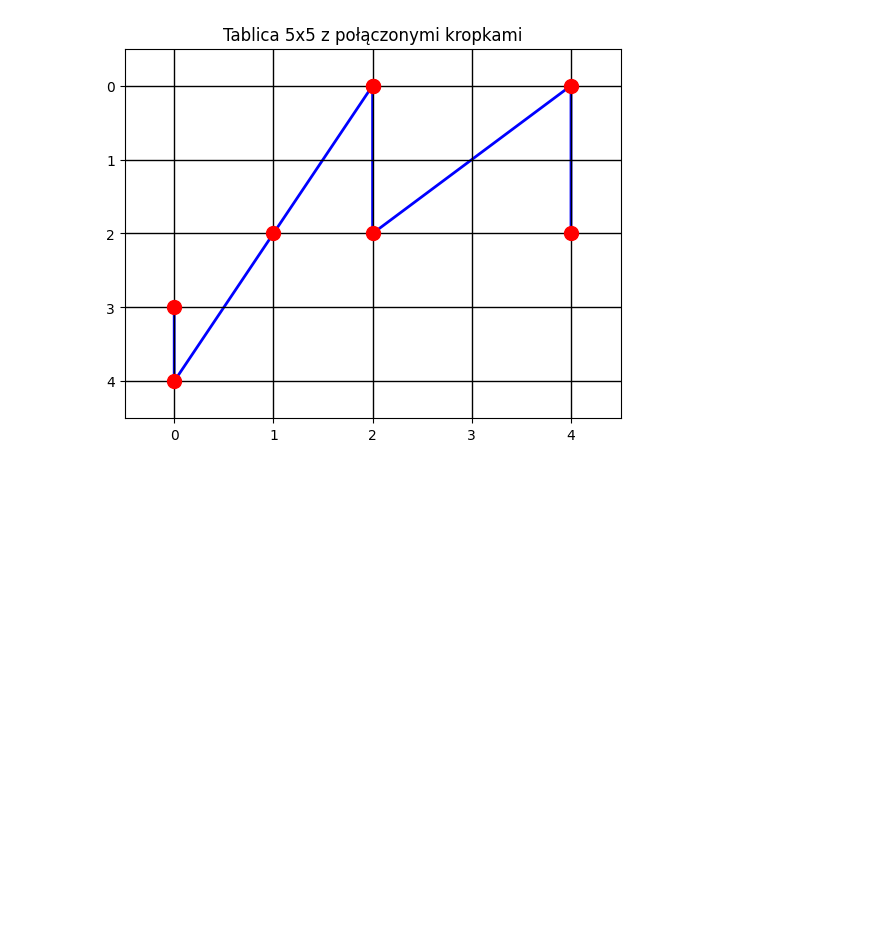
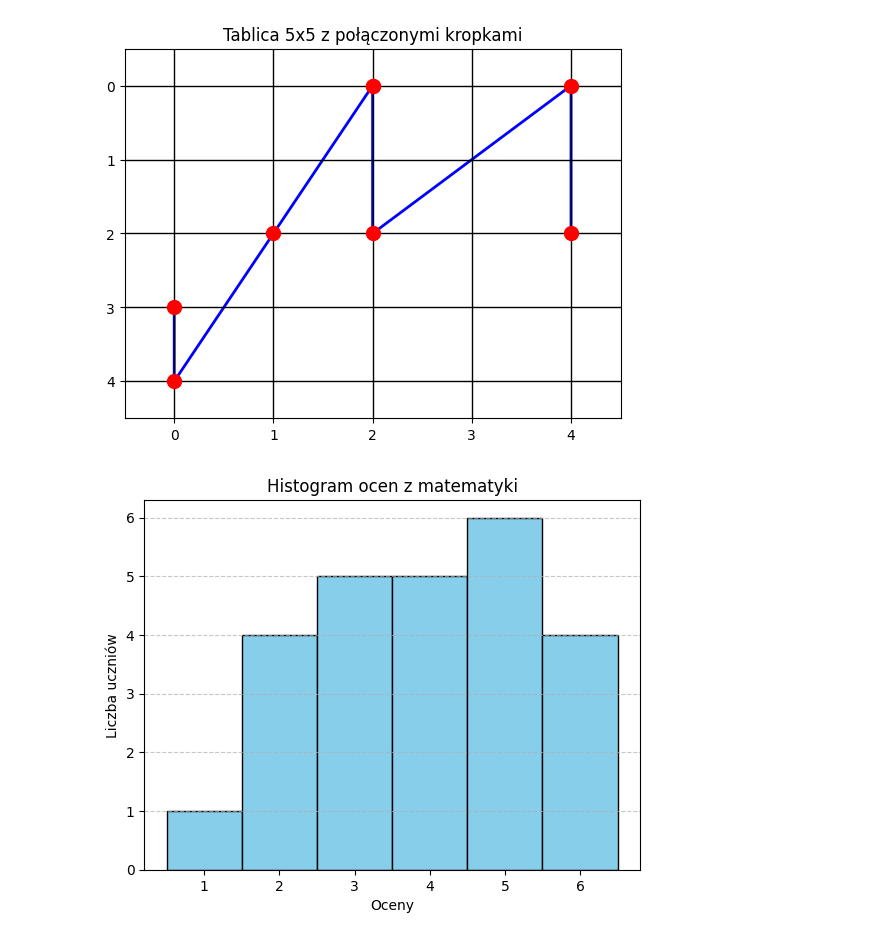
Before and after one commit to misioskyyy/codingGigants, a Jupyter notebook: matplotlib.ipynb, the cells around one changed output. Cells and saved outputs as stored; diff of their text form; code cells hidden in the pictures; blank space fills up the shorter version.

Commit message:
dodanie histagramu i wykresu kołowego

```diff
--- a/matplotlib.ipynb
+++ b/matplotlib.ipynb
@@ -68,3 +68,25 @@ plt.gca().invert_yaxis()  # Odwracamy oś Y, by wyglądało jak macierz
 plt.show()
 # %% [output]
 [figure]
+# %%
+import numpy as np
+import matplotlib.pyplot as plt
+
+# Generowanie losowych ocen dla 25 uczniów (oceny od 1 do 6)
+np.random.seed(42)  # Ustawienie ziarna losowości dla powtarzalności wyników
+oceny = np.random.randint(1, 7, 25)  # Losowe oceny w zakresie 1-6
+
+# Tworzenie histogramu
+plt.hist(oceny, bins=np.arange(1, 8) - 0.5, edgecolor="black", color="skyblue")
+
+# Ustawienia wykresu
+plt.xticks(range(1, 7))  # Ustawienie etykiet na osi X (1-6)
+plt.xlabel("Oceny")
+plt.ylabel("Liczba uczniów")
+plt.title("Histogram ocen z matematyki")
+plt.grid(axis="y", linestyle="--", alpha=0.7)
+
+# Wyświetlenie wykresu
+plt.show()
+# %% [output]
+[figure, added]
```
Also changed, not shown: parts of 1 cell of this notebook.
